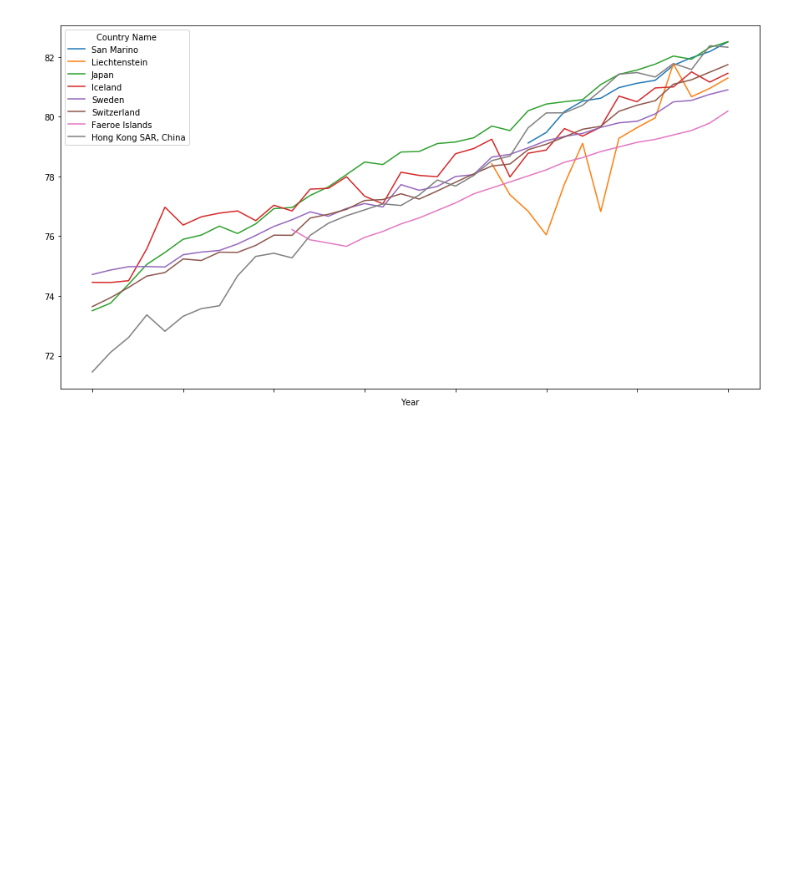
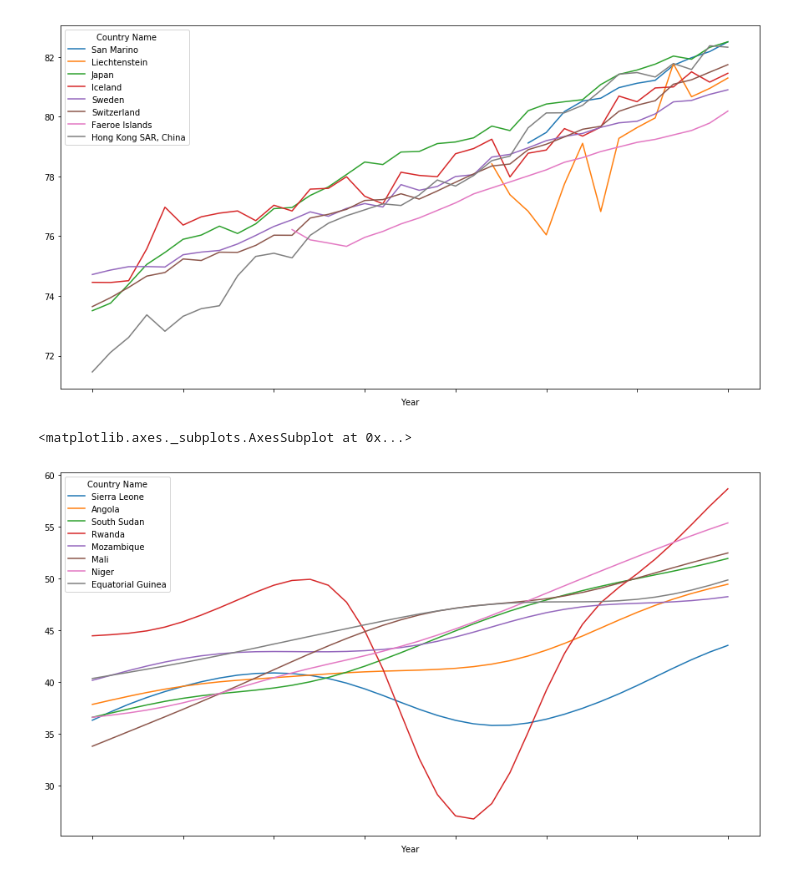
Before and after one commit to allisonwalker/DSF-assignments, a Jupyter notebook: DSF Assignment 3 - Allison, Pelin, Anastasia.ipynb, the cells around one changed output. Drawn from its saved outputs; the diff is of its cells as text; code cells hidden in the pictures; blank space fills up the shorter version.

```diff
--- a/DSF Assignment 3 - Allison, Pelin, Anastasia.ipynb
+++ b/DSF Assignment 3 - Allison, Pelin, Anastasia.ipynb
@@ -274,0 +272,15 @@ series_eval(what else???)
+# %%
+def series_bottom(series_name):
+
+    new = data.loc[data['Series Name'] == series_name].drop(columns=['Series Name', 'Global Category', 'Other Category'])
+    new['mean'] = new.mean(1)
+    new = new.nsmallest(8, columns='mean', keep='first').set_index(['Country Name']).T
+    new.index.name = 'Year'
+    new.drop(new.tail(1).index,inplace=True)
+
+    return new.plot(figsize = (15, 8));
+
+series_bottom('Life expectancy at birth, total (years)')
+# %% [output]
+<matplotlib.axes._subplots.AxesSubplot at 0x...>
+[figure, added]
```
Also changed, not shown: parts of 2 cells of this notebook.
